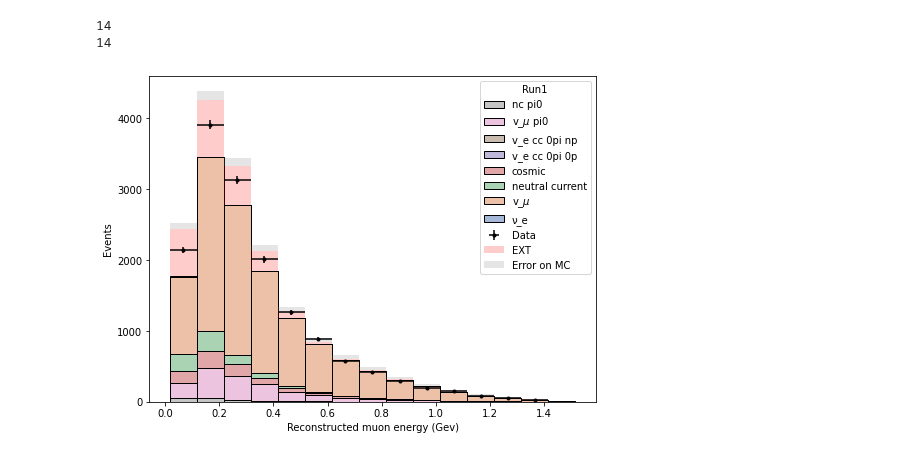
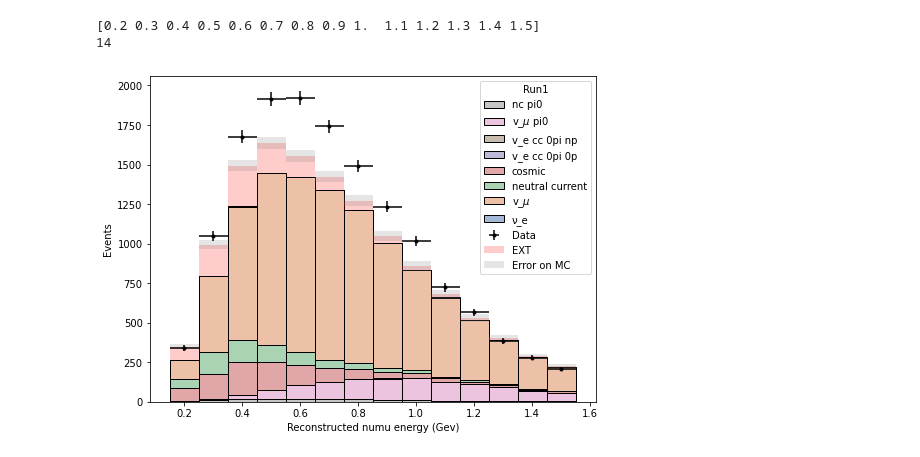
Before and after one commit to finnerudo/MScproject, a Jupyter notebook: Plotting_numu.ipynb, the cells around one changed output. Cells and saved outputs as stored; diff of their text form; code cells hidden in the pictures.

```diff
--- a/Plotting_numu.ipynb
+++ b/Plotting_numu.ipynb
@@ -279 +188,5 @@ def selection_cut_ext(df_cut, weightTuneBool = True):
+# %%
+df_data = neutrino_energy(df_nu_tree_fhc)
+df_data_real = neutrino_energy(data_tree)
+df_data_EXT = neutrino_energy(EXT_tree)
 # %%
@@ -348,27 +219,33 @@ df_data_real.head(50)
 
 #Get height of MC bins
 MC_figure = plt.figure(figsize=(8,6))
-MC = sns.histplot(data=df_data, x='trk_energy_muon_v', binwidth = 0.1, color = 'blue', alpha = 0.5, weights = 1/5.214, multiple = "layer", palette = 'deep')
+bins=[0.15,0.25,0.35,0.45,0.55,0.65,0.75,0.85,0.95, 1.05, 1.15, 1.25, 1.35, 1.45, 1.55]
+MC = sns.histplot(data=df_data, x='trk_energy_tot', bins=bins, color = 'blue', alpha = 0.5, weights = 1/6.29, multiple = "layer", palette = 'deep')
+bins_array = np.array(bins)
+bins_position = (bins_array[:-1] + bins_array[1:]) / 2
 MC_bars = MC.patches
 heights_MC = [patch.get_height() for patch in MC_bars]
 y = heights_MC[:14]
-#print(heights_MC)
+
 
 
 #Get height of bins
 Real_figure = plt.figure(figsize=(8,6))
-Data = sns.histplot(data=df_data_real, x='trk_energy_muon_v', color= 'red', binwidth = 0.1, multiple = 'layer', palette = "Set1")
+Data = sns.histplot(data=df_data_real, x='trk_energy_tot', bins=bins, color= 'red', multiple = 'layer', palette = "Set1")
 bars = Data.patches
 heights = [patch.get_height() for patch in bars]
 y_real = heights[:14]
-print(y_real)
+y_real = np.array(y_real)
+print(np.sum(y_real))
 
 #Height of bin for EXT file
 EXT_figure = plt.figure(figsize=(8,6))
-EXT = sns.histplot(data=df_data_EXT, x='trk_energy_muon_v', binwidth = 0.1, color = 'red', alpha = 0.5, weights = 1/2.07, palette = 'deep')
+EXT = sns.histplot(data=df_data_EXT, x='trk_energy_tot', bins=bins, color = 'red', alpha = 0.5, weights = 1/3.89, palette = 'deep')
 bars = EXT.patches
 heights_EXT = [patch.get_height() for patch in bars]
 y_EXT = heights_EXT[:14]
 
-print(len(y_EXT))
+MC_EXT_bins = np.add(heights_MC,heights_EXT)
+
+np.sum(y_EXT)
 # %% [output]
@@ -411,11 +300,11 @@ y_sub = heights[:14]
 #energy_count  = df_data_real['trk_energy_muon_v'].value_counts()
 
 # X values
-x = np.arange(0.066, 1.466, 0.1)
+x = np.arange(0.2, 1.6, 0.1)
 # X values for EXT
-x_EXT = np.arange(0.066, 1.466, 0.1)
+x_EXT = np.arange(0.2, 1.6, 0.1)
 #Y values for data points
-print(len(x))
+print(x)
 
 #Y error
 y_error = np.sqrt(y_real)
@@ -423,7 +312,7 @@ y_error = np.sqrt(y_real)
 #figure
 plt.figure(figsize=(8,6))
 
-test1 = sns.histplot(data=df_data, x='trk_energy_muon_v', hue = "category", binwidth = 0.1, color = 'blue', alpha = 0.5, weights = 1/5.214, multiple = "stack", palette = 'deep')
+test1 = sns.histplot(data=df_data, x='trk_energy_tot', hue = "category", bins=[0.15,0.25,0.35,0.45,0.55,0.65,0.75,0.85,0.95, 1.05, 1.15, 1.25, 1.35, 1.45, 1.55], color = 'blue', alpha = 0.5, weights = 1/6.29, multiple = "stack", palette = 'deep')
 
 
 
@@ -433,38 +322,38 @@ test1 = sns.histplot(data=df_data, x='trk_energy_muon_v', hue = "category", binw
 MC_y_error = np.sqrt(y)
 Bottom_MC = [a + b for a, b in zip(y, y_EXT)]
 
-print(len(Bottom_MC))
+print(len(y_EXT))
 
 
 #test2 = sns.histplot(data=df_data_real, x='trk_energy_muon_v', binwidth = 0.1, color = 'blue', alpha = 0.5)
 
 
 
 
 
 
 
 
 #Error on data
 plt.errorbar(x, y_real , yerr = y_error, xerr=0.05, fmt='.k');
 
 #EXT added on top
 plt.bar(x_EXT, y_EXT, width = 0.1, bottom = y, color='red', alpha=0.2)
 
 #Error on MC
-plt.bar(x, 2*MC_y_error, width = 0.1, bottom = Bottom_MC, color='gray', alpha=0.2)
+plt.bar(x, 2*MC_y_error, width = 0.1, bottom = Bottom_MC-MC_y_error, color='gray', alpha=0.2)
 
 
 
 plt.legend(title='Run1', loc='upper right', labels =['nc pi0', 'v_'r'$\mu$'' pi0', 'v_e cc 0pi np', 'v_e cc 0pi 0p', 'cosmic', 'neutral current', 'v_'r'$\mu$', 'ν_e', 'Data', 'EXT', 'Error on MC'])
 
-plt.xlabel("Reconstructed muon energy (Gev)")
+plt.xlabel("Reconstructed numu energy (Gev)")
 plt.ylabel("Events")
 
 
-plt.savefig('muon_energy.jpg', dpi=300)
+plt.savefig('numu_energy.jpg', dpi=300)
 plt.show()
 # %% [output]
+[0.2 0.3 0.4 0.5 0.6 0.7 0.8 0.9 1.  1.1 1.2 1.3 1.4 1.5]
 14
-14
-[figure, old version]
+[figure, new version]
```
Also changed, not shown: parts of 18 cells of this notebook, 2 other files.
